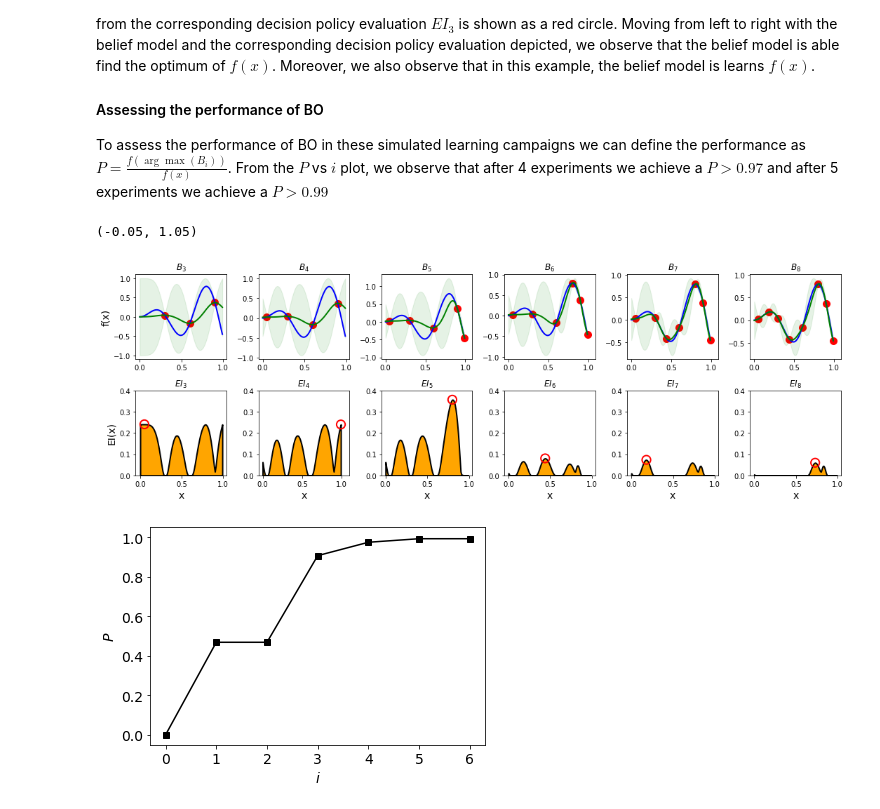
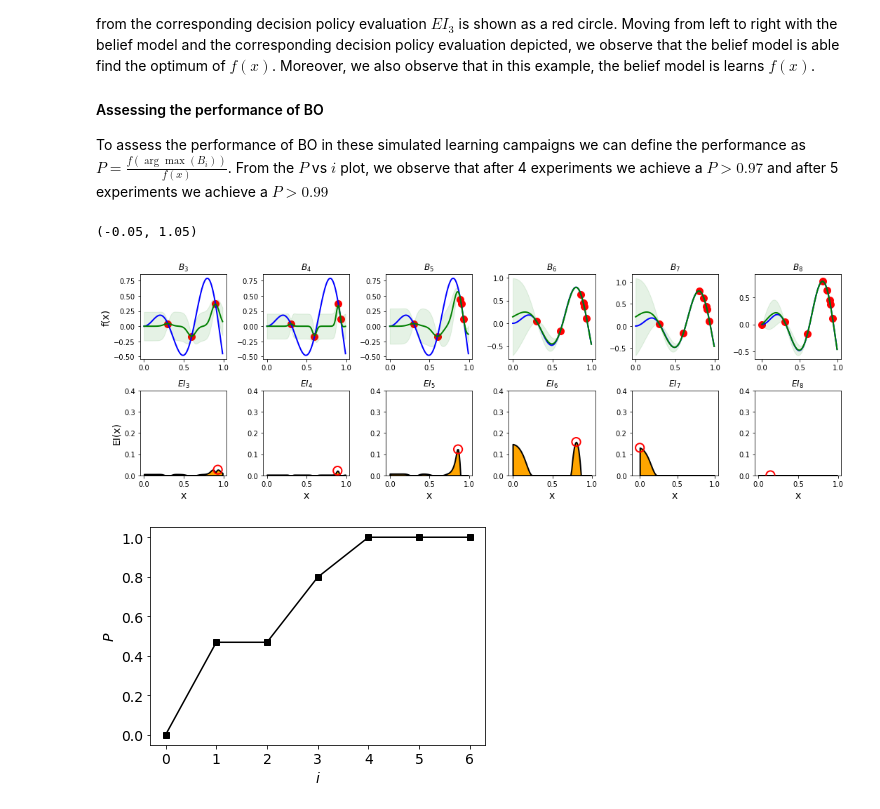
Before and after one commit to aegongora/Tutorial_BO, a Jupyter notebook: Tutorial_BO.ipynb, the cells around one changed output. Saved outputs shown, nothing was run; the diff lists cells and outputs as text; code cells hidden in the pictures.

Commit message:
Updated optimize command

```diff
--- a/Tutorial_BO.ipynb
+++ b/Tutorial_BO.ipynb
@@ -93,8 +93,8 @@ y_obs = np.reshape(y_obs,[3,1])
 
 # initial parameter of the gaussian process
 dim = 1
-beta = 1
-theta = 0.1 # the smaller, then less correlatin is assumed meaning a very spikey fit.
+beta = 4
+theta = 0.5 # the smaller, then less correlatin is assumed meaning a very spikey fit.
 
 # the larger, then larger correlation which means that it'll just be a straight line.
 
@@ -104,7 +104,7 @@ k = GPy.kern.RBF(dim,beta,theta,ARD=True)
 # building the belief model using Gaussian process regression
 m = GPy.models.GPRegression(x_obs,y_obs,k)
 m.Gaussian_noise.variance = 1e-3
-m.optimize
+m.optimize()
 
 # prediction using the belief model
 x_pred = np.reshape(x,[len(x),1])
@@ -237,14 +237,14 @@ for i in np.arange(N):
 
     # kernel parameters
     dim = 1
-    var = 1
-    theta = 0.1
+    var = 4
+    theta = 0.5
     k = GPy.kern.RBF(dim,var,theta,ARD=True)
 
     # step 1: build belief model
     m = GPy.models.GPRegression(x_obs,y_obs,k)
     m.Gaussian_noise.variance = 1e-3
-    m.optimize
+    m.optimize()
 
     # evaluate belief model predictions
     x_pred = np.reshape(x,[len(x),1])
@@ -281,32 +281,32 @@ for i in np.arange(N):
     plt.title('$EI'+'_'+str(plt_id+2)+'$')
 
     if plt_id+N == 1+N:
         plt.ylabel('EI(x)', fontsize = 14)
 
     # step 4: update dataset
     #if i >= 1:
     x_obs = np.vstack([x_obs,x_next])
     y_obs = np.vstack([y_obs,y_next])
 
     # performance
     P = true_fxn(x[np.argmax(y_pred)])/f_max
     P_campaign = np.hstack([P_campaign,P])
 
     # iterate plt_id
     plt_id += 1
 
 
 
 plt.tight_layout()
 
 plt.figure()
 plt.plot(np.arange(0,len(P_campaign)+1),np.hstack([0,P_campaign]),marker='s',linestyle='-',c='k')
 plt.xticks(fontsize=14)
 plt.yticks(fontsize=14)
 plt.xlabel('$i$', fontsize = 14)
 plt.ylabel('$P$', fontsize = 14)
 plt.ylim([-0.05,1.05])
 # %% [output]
 (-0.05, 1.05)
-[figure, old version]
+[figure, new version]
-[figure, old version]
+[figure, new version]
```
Also changed, not shown: parts of 2 cells of this notebook.
